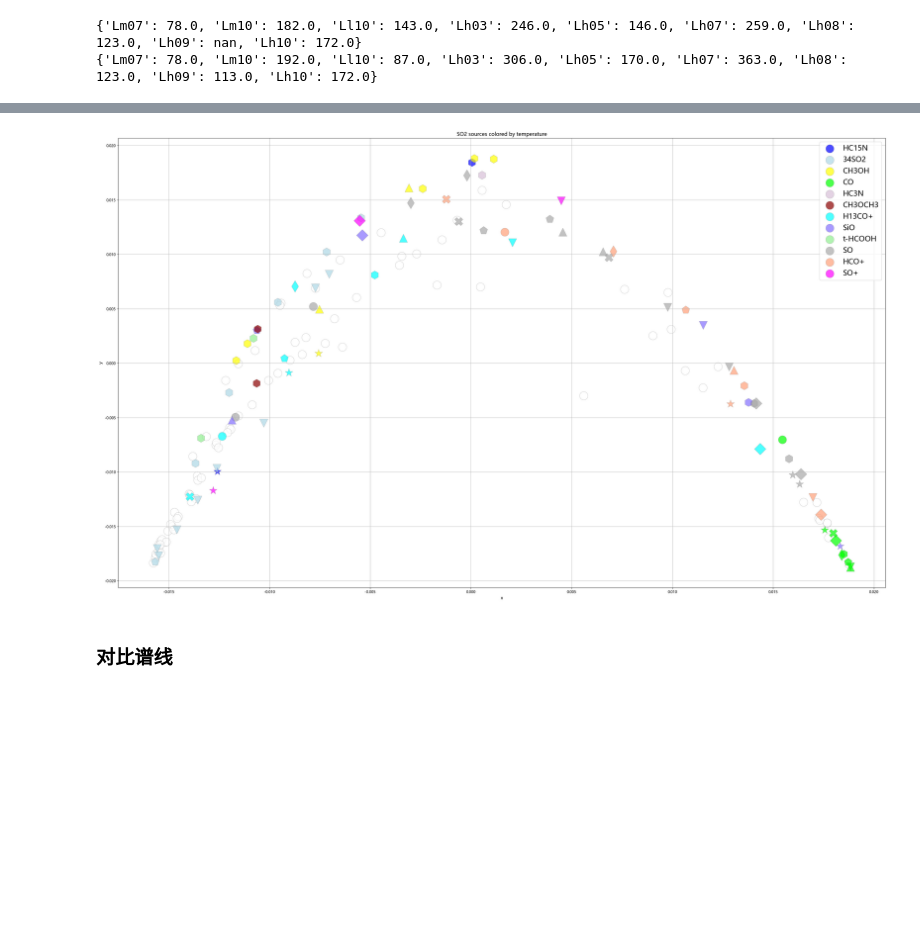
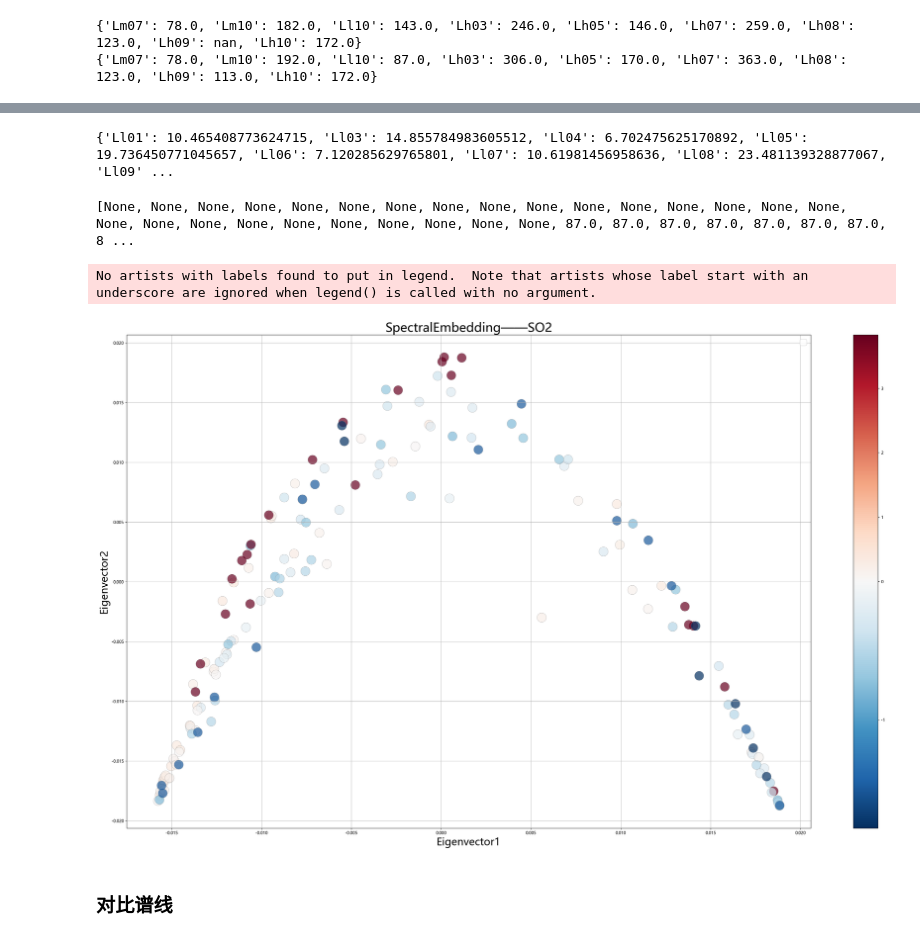
Before and after one commit to Neuvillette-Fontaine/spectrum-with-VAE, a Jupyter notebook: many source - all.ipynb, the cells around one changed output, grey strips where cells are left out. Cells and saved outputs as stored; diff of their text form; code cells hidden in the pictures; blank space fills up the shorter version.

```diff
--- a/many source - all.ipynb
+++ b/many source - all.ipynb
@@ -1229,0 +1234,18 @@ print(len(source_continuum))
+# %%
+# ---------------------------计算CO的积分强度（求面积？）----------------------------
+source_integral_CO={}
+for i, (src, mol) in enumerate(zip(sources,molecules)):
+    if mol == 'CO':
+        integral=sum(flux_matrix[i])
+        source_integral_CO[src]=integral
+print(source_integral_CO)
+# %% [output]
+{'Ll01': 10.465408773624715, 'Ll03': 14.855784983605512, 'Ll04': 6.702475625170892, 'Ll05': 19.736450771045657, 'Ll06': 7.120285629765801, 'Ll07': 10.61981456958636, 'Ll08': 23.481139328877067, 'Ll09' ...
+# %%
+# -----------------------把字典的信息转换成列表------------------------------------------
+temperature_H2 = [sources_temperature_H2.get(src, None) for src in sources]
+temperature_SO2 = [sources_temperature_SO2.get(src, None) for src in sources]
+integral_CO =  [source_integral_CO.get(src, None) for src in sources]
+print(temperature_SO2)
+# %% [output]
+[None, None, None, None, None, None, None, None, None, None, None, None, None, None, None, None, None, None, None, None, None, None, None, None, None, None, 87.0, 87.0, 87.0, 87.0, 87.0, 87.0, 87.0, 8 ...
@@ -1325,8 +1366,10 @@ def plot_custom_scatter(
     # 着色方式（连续/离散）
     color_type=None,      # 'temperature', 'luminosity', 'line_strength'（连续）或 'source', 'molecule', 'evolution'（离散），None表示不按数据着色
     color_category_map=None,  # 离散着色时的颜色映射，如 {'source1': 'red', ...} 或 {'molecule': cmap}，若不提供则自动生成
-    continuous_cmap=plt.cm.Blues,  # 连续色图
+    continuous_cmap=plt.cm.RdBu_r,  # 连续色图
     continuous_missing_color='lightgray',  # 连续数据缺失时点的颜色
+    use_diverging_norm=True,          # 是否以 vcenter 为中心做双坡归一化
+    vcenter=0.0,                      # 中心值，通常为 0
 
     # 形状区分（类别型）
     marker_type=None,     # 'evolution', 'source' 等，None表示统一形状
@@ -1460,7 +1503,16 @@ def plot_custom_scatter(
             vmin, vmax = min(valid_vals), max(valid_vals)
         else:
             vmin, vmax = 0, 1  # 无有效数据时的默认值
-        norm = plt.Normalize(vmin=vmin, vmax=vmax)
+        #norm = plt.Normalize(vmin=vmin, vmax=vmax)
+
+         # 判断是否需要双坡归一化：
+        # 仅当数据跨越 vcenter（有正有负），且用户开启时才使用
+        if use_diverging_norm and vmin < vcenter < vmax:
+            from matplotlib.colors import TwoSlopeNorm
+            norm = TwoSlopeNorm(vmin=vmin, vcenter=vcenter, vmax=vmax)
+        else:
+            # 退化为普通线性归一化（全正或全负时）
+            norm = plt.Normalize(vmin=vmin, vmax=vmax)
 
     # ---- 确定热核源集合 ----
     hotcore_sources = set(hotcore_marker_map.keys()) if hotcore_marker_map else set()
@@ -1586,47 +1638,50 @@ def plot_custom_scatter(
         # 使用有效值创建ScalarMappable
         valid_vals = [v for v in continuous_data if v is not None]
         if valid_vals:
-            sm = plt.cm.ScalarMappable(cmap=continuous_cmap, norm=plt.Normalize(min(valid_vals), max(valid_vals)))
+            sm = plt.cm.ScalarMappable(cmap=continuous_cmap, norm=norm)
             sm.set_array([])
             cbar = plt.colorbar(sm, ax=ax)
             if colorbar_label:
                 cbar.set_label(colorbar_label, fontsize=legend_fontsize)
 
     # 坐标轴标签等
-    ax.set_xlabel(x_coord, fontsize=12)
-    ax.set_ylabel(y_coord, fontsize=12)
     if title:
-        ax.set_title(title, fontsize=14)
+        ax.set_title(title, fontsize=30)
+    if xlabel:
+        ax.set_xlabel(xlabel, fontsize=25)
+    if ylabel:
+        ax.set_ylabel(ylabel, fontsize=25)
 
     plt.tight_layout()
+    #plt.savefig('C:\\Users\\zyx\\Desktop\\Spectral with Machine Learning\\picture_sum\\SE_SO2.png', dpi=300, bbox_inches='tight')
     plt.show()
 # %%
-temperature_H2 = [sources_temperature_H2.get(src, None) for src in sources]  # 无温度则为None
-temperature_SO2 = [sources_temperature_SO2.get(src, None) for src in sources]
-
 plot_custom_scatter(
     digits_spec, sources, molecules,
-    #line_strengths=source_intensity_CO,        #temperatures/luminosities/line_strengths: list of float, 连续数值
-    #evolution_sequences=source_evolution,        #evolution_sequences: list of str, 演化序列类别
+    line_strengths=pc2_per_point,        #temperatures/luminosities/line_strengths: list of float, 连续数值
+    #evolution_sequences=cluster_pca,        #evolution_sequences: list of str, 演化序列类别
     x_coord='x', y_coord='y',
-    color_type='molecule',           #color_type: 着色依据，'temperature'等连续值，或'source'等离散值
-    color_category_map=color_map,    #color_category_map: 离散类别到颜色的映射字典，如 {'SO2':'red', 'H2O':'blue'}
-    #continuous_cmap=plt.cm.Reds,
+    color_type='line_strength',           #着色依据，'temperature', 'luminosity', 'line_strength'等连续值，或'source', 'molecule', 'evolution'等离散值
+    #color_category_map=color_map,    #color_category_map: 离散类别到颜色的映射字典，如 {'SO2':'red', 'H2O':'blue'}
+    #continuous_cmap=plt.cm.Oranges,
                                         #continuous_missing_color: 连续数据缺失时点的颜色
                                         #marker_type: 形状依据的类别字段，如'evolution'或'source'
                                         #marker_map: 形状映射字典
     molecule_filter='not_so2',              #分子筛选，'so2'仅SO2，'not_so2'除SO2外，'all'全部
-    highlight_hot_cores=True,          #highlight_hot_cores: 是否突出热核源
+    highlight_hot_cores=False,          #highlight_hot_cores: 是否突出热核源
     hotcore_marker_map=marker_map,      #hotcore_marker_map: 热核源的形状映射，若为None且highlight_hot_cores=True，则使用marker_map
     hotcore_color='default',            #hotcore_color: 热核源的颜色，'default'表示使用正常着色规则，否则固定颜色
     non_hotcore_color='white',          #non_hotcore_color: 非热核源的统一颜色
     non_hotcore_marker='o',             #non_hotcore_marker: 非热核源的统一形状
                                         #show_legend: 是否显示图例
     annotate=False,                     #annotate: 是否标注源名称
-    title='SO2 sources colored by temperature'
+    title='SpectralEmbedding——SO2',
+    xlabel='Eigenvector1',
+    ylabel='Eigenvector2'
 )
 # %% [output]
+No artists with labels found to put in legend.  Note that artists whose label start with an underscore are ignored when legend() is called with no argument.
-[figure, old version]
+[figure, new version]
 # %% [markdown]
 ### 对比谱线
 # %%
```
Also changed, not shown: parts of 40 cells of this notebook, 32 other files.
